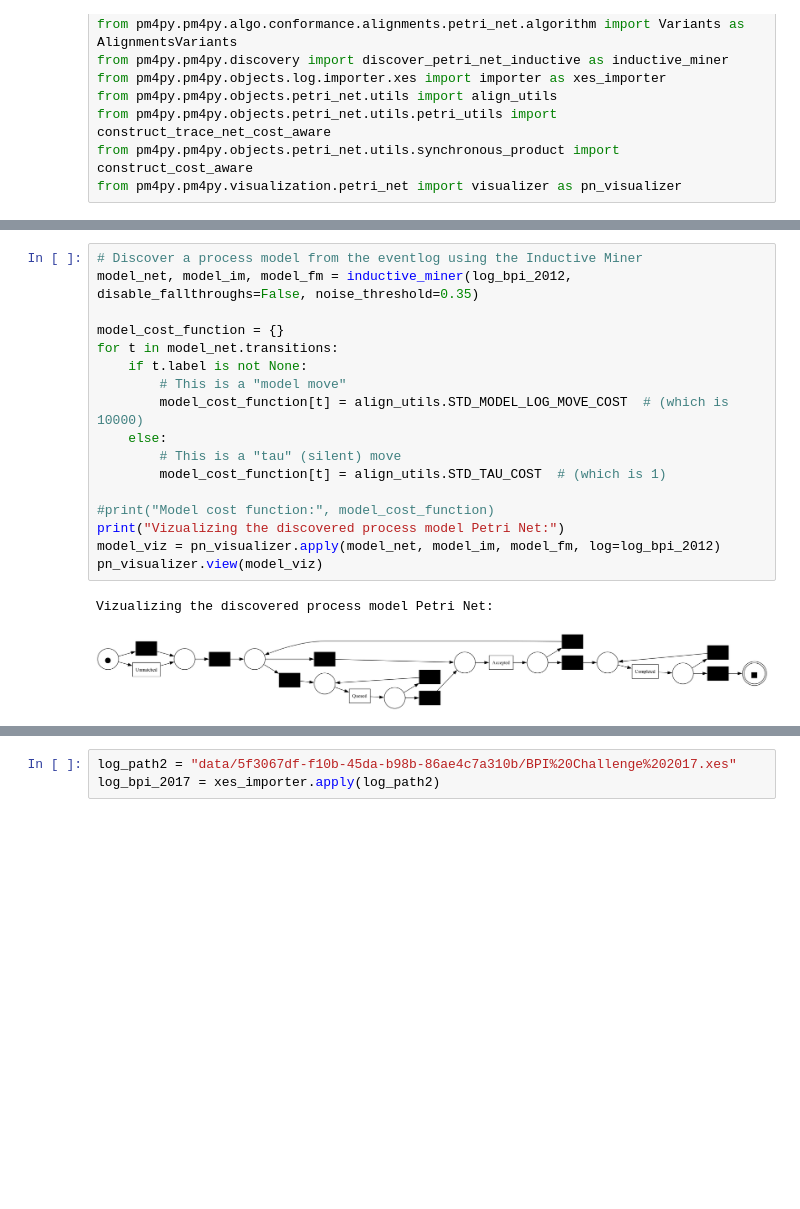
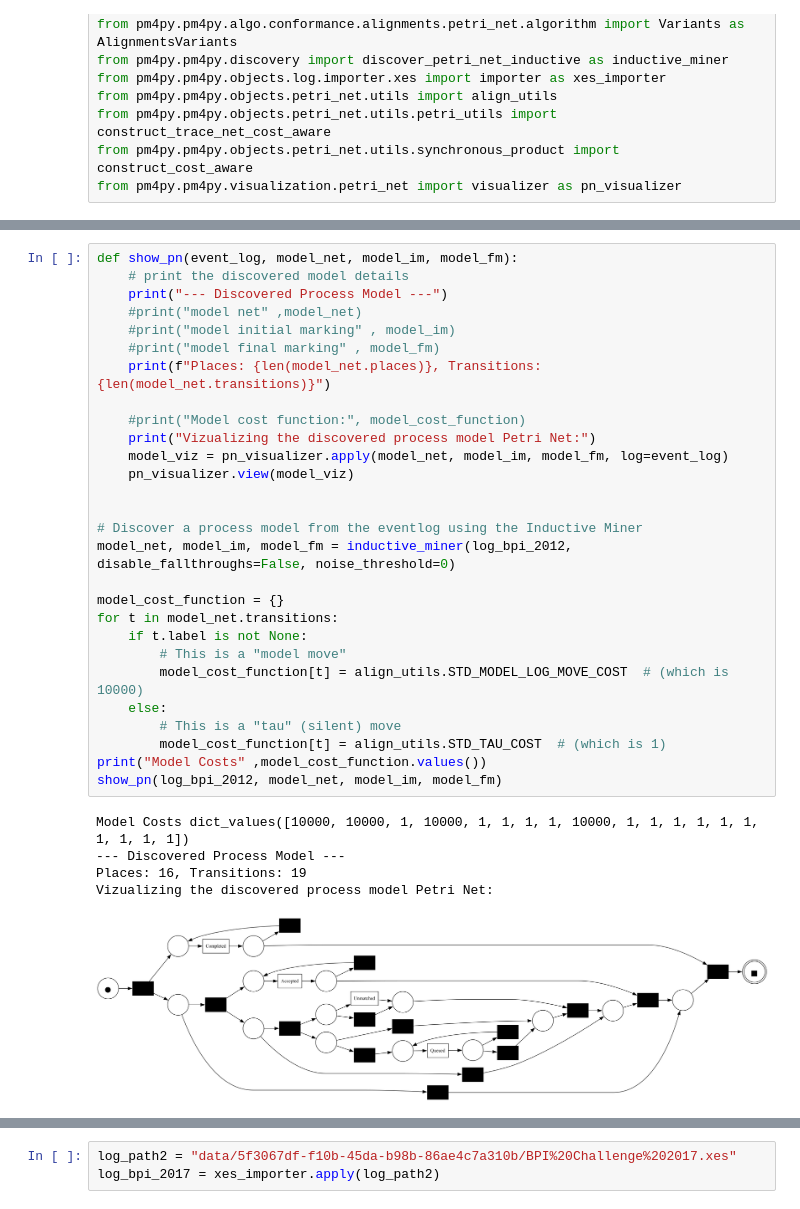
Before and after one commit to RostigerDagmer/pm_ws25, a Jupyter notebook: sandbox-heuristics.ipynb, the cells around one changed output, grey strips where cells are left out. Saved outputs shown, nothing was run; the diff lists cells and outputs as text; blank space fills up the shorter version.

```diff
--- a/sandbox-heuristics.ipynb
+++ b/sandbox-heuristics.ipynb
@@ -56,23 +56,37 @@ Vizualizing the chosen Trace Net, reconstructed as a 'mini' Petri Net:
 # %%
+def show_pn(event_log, model_net, model_im, model_fm):
+    # print the discovered model details
+    print("--- Discovered Process Model ---")
+    #print("model net" ,model_net)
+    #print("model initial marking" , model_im)
+    #print("model final marking" , model_fm)
+    print(f"Places: {len(model_net.places)}, Transitions: {len(model_net.transitions)}")
+
+    #print("Model cost function:", model_cost_function)
+    print("Vizualizing the discovered process model Petri Net:")
+    model_viz = pn_visualizer.apply(model_net, model_im, model_fm, log=event_log)
+    pn_visualizer.view(model_viz)
+
+
 # Discover a process model from the eventlog using the Inductive Miner
-model_net, model_im, model_fm = inductive_miner(log_bpi_2012, disable_fallthroughs=False, noise_threshold=0.35)
+model_net, model_im, model_fm = inductive_miner(log_bpi_2012, disable_fallthroughs=False, noise_threshold=0)
 
 model_cost_function = {}
 for t in model_net.transitions:
     if t.label is not None:
         # This is a "model move"
         model_cost_function[t] = align_utils.STD_MODEL_LOG_MOVE_COST  # (which is 10000)
     else:
         # This is a "tau" (silent) move
         model_cost_function[t] = align_utils.STD_TAU_COST  # (which is 1)
-
-#print("Model cost function:", model_cost_function)
-print("Vizualizing the discovered process model Petri Net:")
-model_viz = pn_visualizer.apply(model_net, model_im, model_fm, log=log_bpi_2012)
-pn_visualizer.view(model_viz)
+print("Model Costs" ,model_cost_function.values())
+show_pn(log_bpi_2012, model_net, model_im, model_fm)
 # %% [output]
+Model Costs dict_values([10000, 10000, 1, 10000, 1, 1, 1, 1, 10000, 1, 1, 1, 1, 1, 1, 1, 1, 1, 1])
+--- Discovered Process Model ---
+Places: 16, Transitions: 19
 Vizualizing the discovered process model Petri Net:
-[figure, old version]
+[figure, new version]
 # %%
 sync_cost_function = {}
 for t in model_net.transitions:
```
Also changed, not shown: parts of 10 cells of this notebook.
